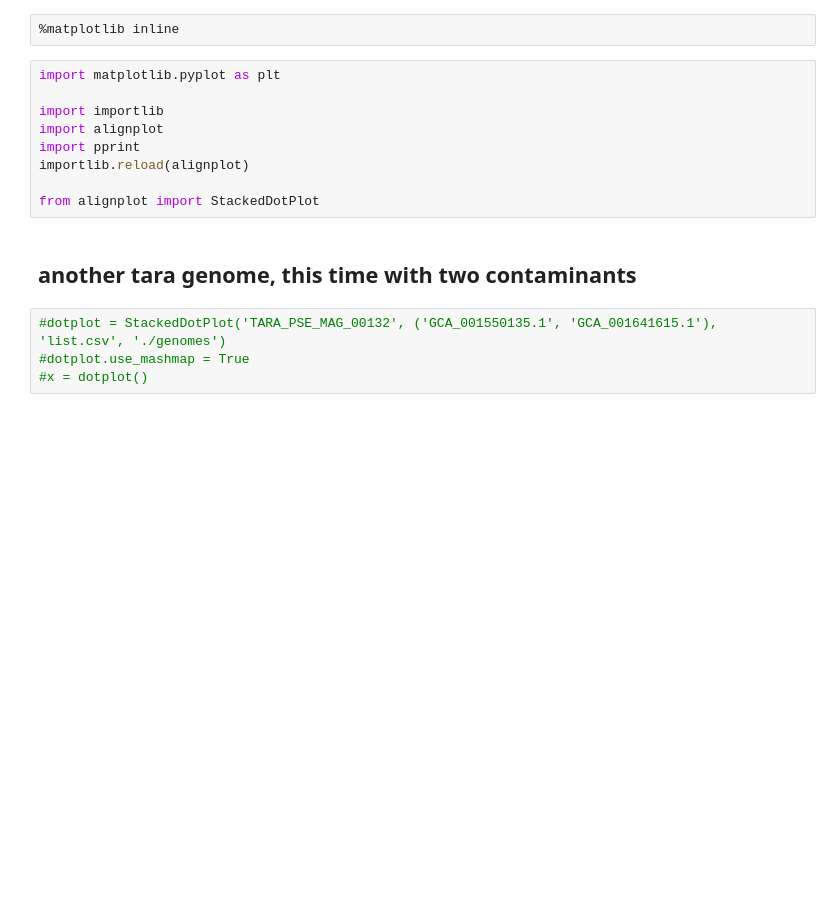
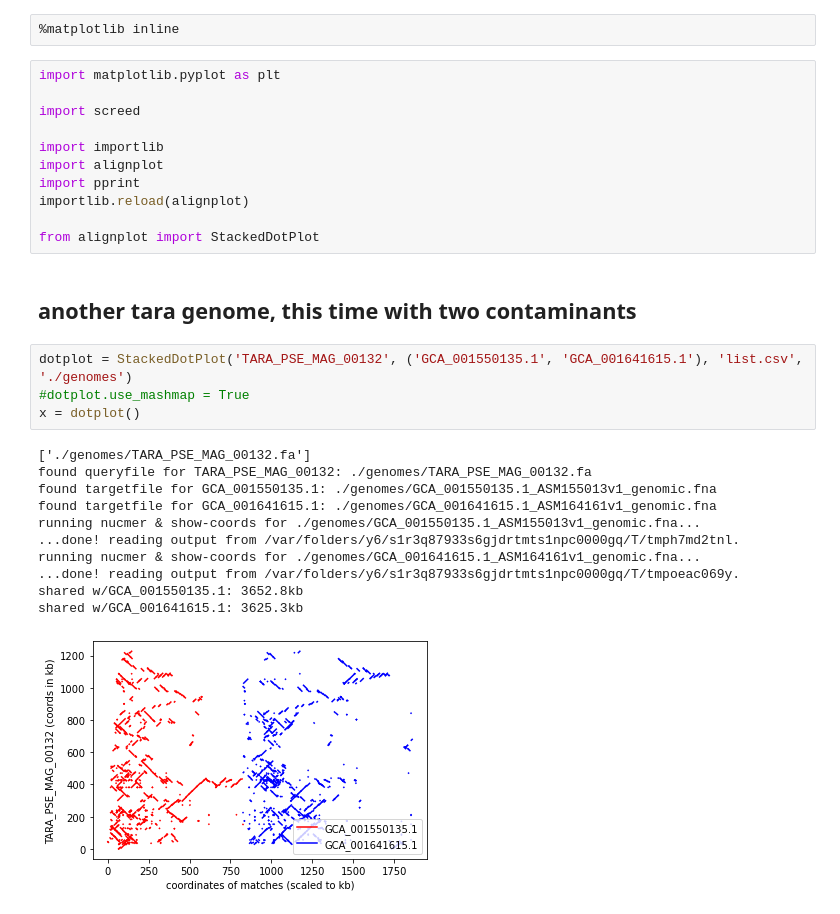
Before and after one commit to ctb/2020-stacked-dot-plots, a Jupyter notebook: single-genome-report.ipynb, the cells around one changed output. Saved outputs shown, nothing was run; the diff lists cells and outputs as text; blank space fills up the shorter version.

```diff
--- a/single-genome-report.ipynb
+++ b/single-genome-report.ipynb
@@ -2,6 +2,8 @@
 %matplotlib inline
 # %%
 import matplotlib.pyplot as plt
+
+import screed
 
 import importlib
 import alignplot
@@ -12,6 +14,18 @@ from alignplot import StackedDotPlot
 # %% [markdown]
 ## another tara genome, this time with two contaminants
 # %%
-#dotplot = StackedDotPlot('TARA_PSE_MAG_00132', ('GCA_001550135.1', 'GCA_001641615.1'), 'list.csv', './genomes')
+dotplot = StackedDotPlot('TARA_PSE_MAG_00132', ('GCA_001550135.1', 'GCA_001641615.1'), 'list.csv', './genomes')
 #dotplot.use_mashmap = True
-#x = dotplot()
+x = dotplot()
+# %% [output]
+['./genomes/TARA_PSE_MAG_00132.fa']
+found queryfile for TARA_PSE_MAG_00132: ./genomes/TARA_PSE_MAG_00132.fa
+found targetfile for GCA_001550135.1: ./genomes/GCA_001550135.1_ASM155013v1_genomic.fna
+found targetfile for GCA_001641615.1: ./genomes/GCA_001641615.1_ASM164161v1_genomic.fna
+running nucmer & show-coords for ./genomes/GCA_001550135.1_ASM155013v1_genomic.fna...
+...done! reading output from /var/folders/y6/s1r3q87933s6gjdrtmts1npc0000gq/T/tmph7md2tnl.
+running nucmer & show-coords for ./genomes/GCA_001641615.1_ASM164161v1_genomic.fna...
+...done! reading output from /var/folders/y6/s1r3q87933s6gjdrtmts1npc0000gq/T/tmpoeac069y.
+shared w/GCA_001550135.1: 3652.8kb
+shared w/GCA_001641615.1: 3625.3kb
+[figure, added]
```
Also changed, not shown: parts of 9 cells of this notebook.
